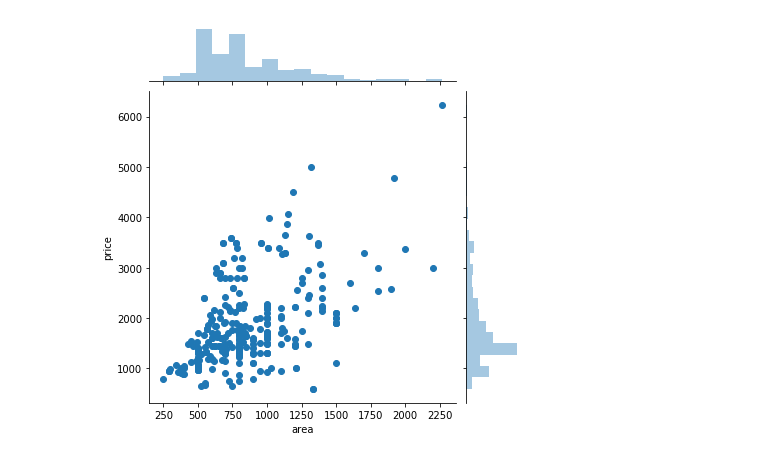
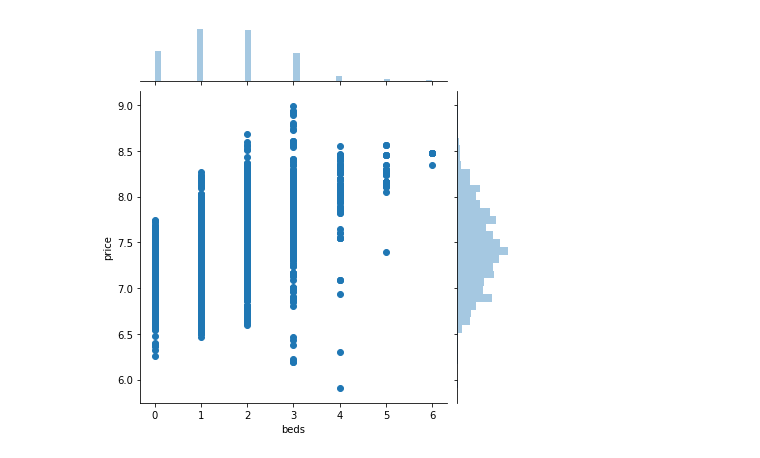
Before and after one commit to drimal/webscraping, a Jupyter notebook: craiglistscraper/notebook/CraiglistEDA.ipynb, the cells around one changed output. Saved outputs shown, nothing was run; the diff lists cells and outputs as text; code cells hidden in the pictures.

```diff
--- a/craiglistscraper/notebook/CraiglistEDA.ipynb
+++ b/craiglistscraper/notebook/CraiglistEDA.ipynb
@@ -90,0 +235,13 @@ sns.distplot(df['price'], kde=False)
+# %%
+def get_distance_from_union_station(lon2, lat2):
+    # convert decimal degrees to radians
+    lon1 = -87.6403
+    lat1 = 41.8787
+    lon1, lat1, lon2, lat2 = map(np.deg2rad, [lon1, lat1, lon2, lat2])
+    # haversine formula
+    dlon = lon2 - lon1
+    dlat = lat2 - lat1
+    a = np.sin(dlat/2)**2 + np.cos(lat1) * np.cos(lat2) * np.sin(dlon/2)**2
+    c = 2 * np.arcsin(np.sqrt(a))
+    r = 3956 # Radius of earth in miles
+    return c * r
@@ -90,0 +250,2 @@ sns.distplot(df['price'], kde=False)
+# %%
+df['distance_from_us'] = get_distance_from_union_station(df['longitude'].values, df['latitude'].values)
@@ -90,0 +306,2 @@ sns.distplot(df['price'], kde=False)
+# %%
+df['price'] = df.apply(lambda x : np.log(x["price"]), axis=1)
@@ -98,0 +334,2 @@ ax = sns.boxplot(x="beds", y="price", data=df)
+# %%
+df = df[df['distance_from_us'] < 25]
@@ -103,7 +360,7 @@ ax = sns.boxplot(x="beds", y="price", hue = "baths", data=df, palette="Set1", li
 # %%
-sns.jointplot(x="area", y="price", data=df);
+sns.jointplot(x="beds", y="price", data=df);
 # %% [output]
-[figure, old version]
+[figure, new version]
 # %%
 sns.pairplot(df);
 # %% [output]
```
Also changed, not shown: parts of 63 cells of this notebook.
